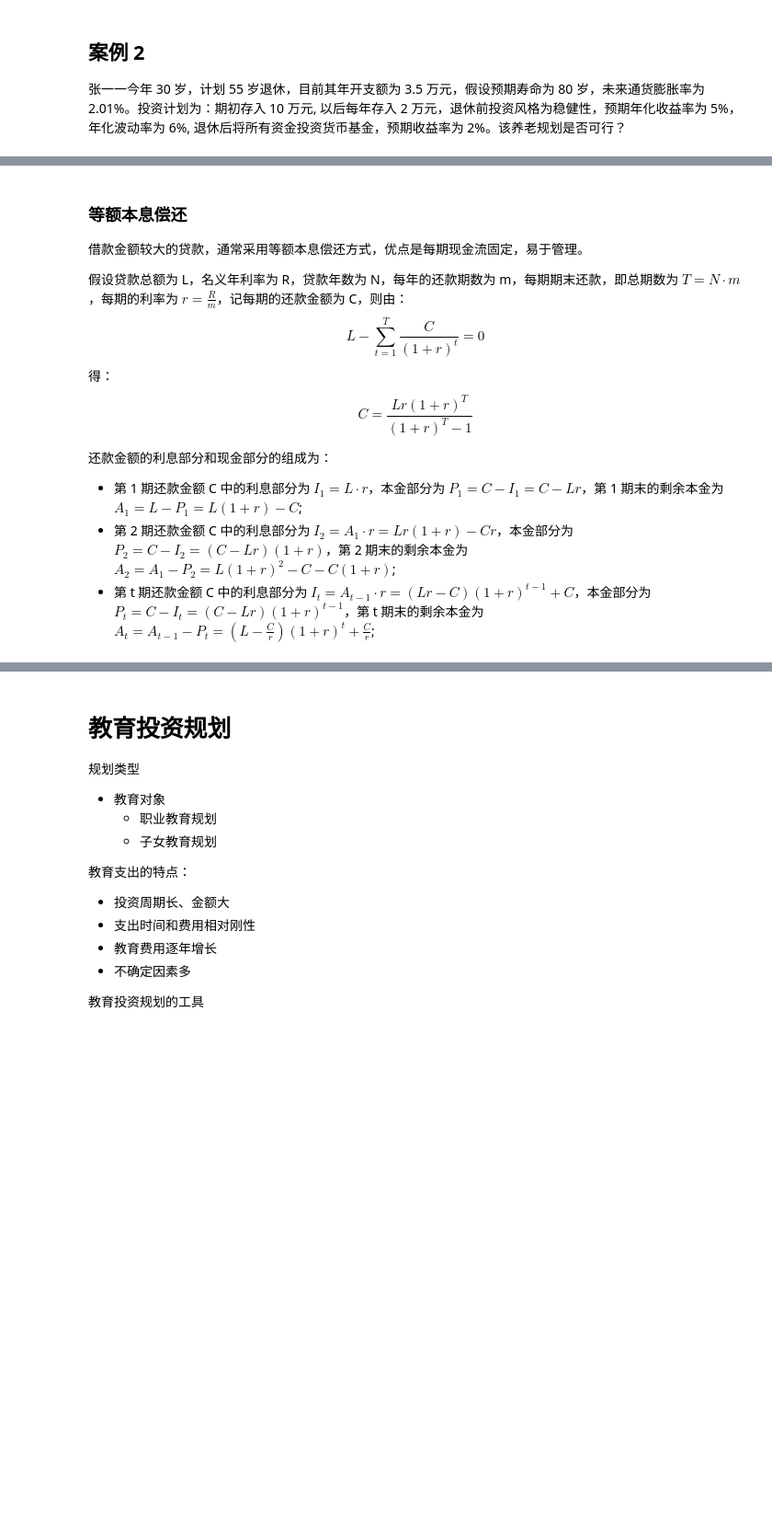
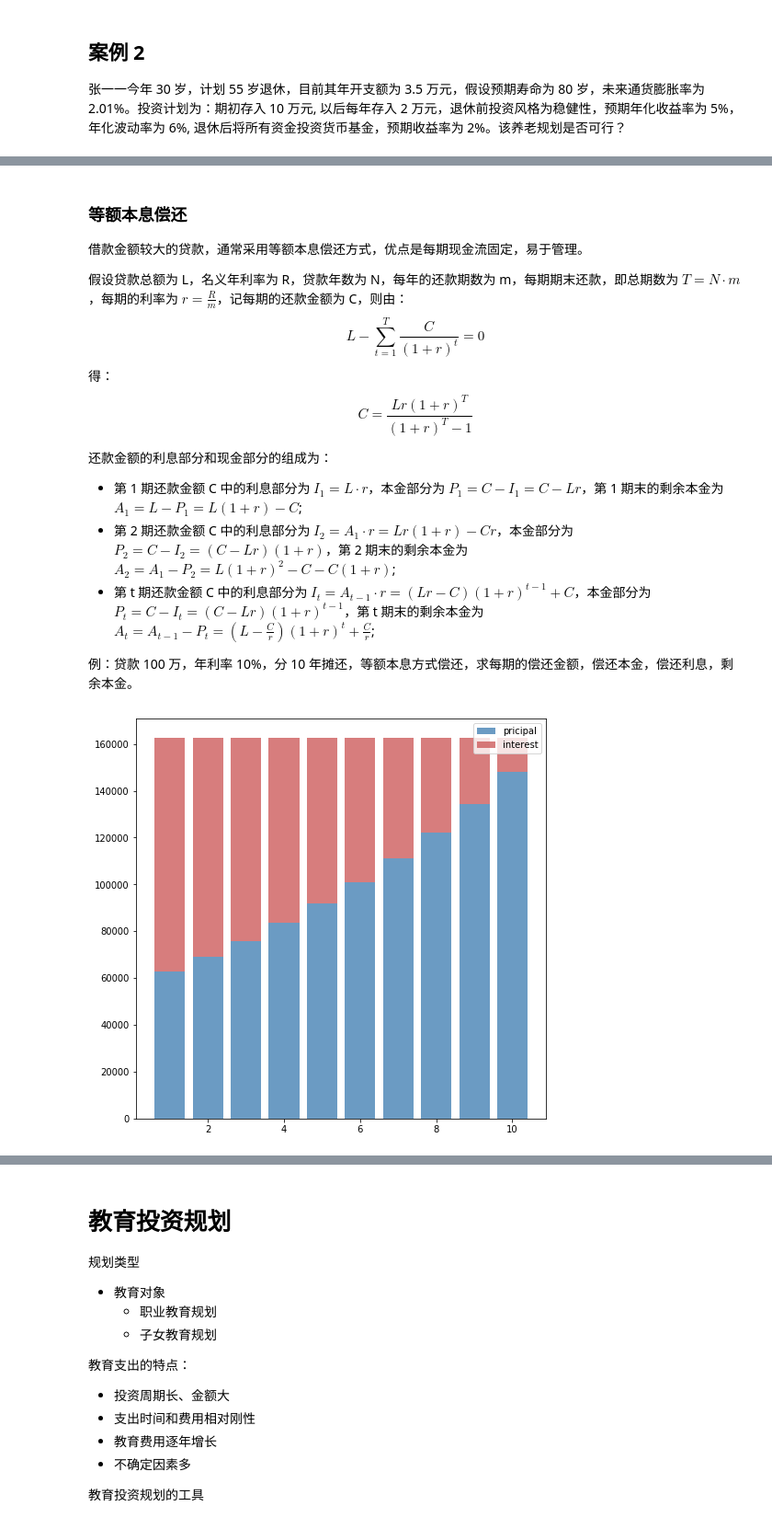
Before and after one commit to pyzeon/Research-2, a Jupyter notebook: 财富管理/理财规划.ipynb, the cells around one changed output, grey strips where cells are left out. Shown: that part at 92% size. Drawn from its saved outputs; the diff is of its cells as text; code cells hidden in the pictures; blank space fills up the shorter version.

```diff
--- a/财富管理/理财规划.ipynb
+++ b/财富管理/理财规划.ipynb
@@ -427,6 +454,34 @@ $$
 * 第 1 期还款金额 C 中的利息部分为 $I_1 = L\cdot r$，本金部分为 $P_1 = C - I_1 = C - Lr$，第 1 期末的剩余本金为 $A_1 = L - P_1 = L(1+r) - C$;
 * 第 2 期还款金额 C 中的利息部分为 $I_2 = A_1\cdot r = Lr(1+r)-Cr$，本金部分为 $P_2 = C - I_2 = (C-Lr)(1+r)$，第 2 期末的剩余本金为 $A_2 = A_1 - P_2 = L(1+r)^2 - C - C(1+r)$;
 * 第 t 期还款金额 C 中的利息部分为 $I_t = A_{t-1}\cdot r = (Lr-C)(1+r)^{t-1}+C$，本金部分为 $P_t = C - I_t = (C-Lr)(1+r)^{t-1}$，第 t 期末的剩余本金为 $A_t = A_{t-1} - P_t = \left(L-\frac{C}{r}\right)(1+r)^t+\frac{C}{r}$;
+
+例：贷款 100 万，年利率 10%，分 10 年摊还，等额本息方式偿还，求每期的偿还金额，偿还本金，偿还利息，剩余本金。
+# %%
+# 等额本息偿还住房贷款
+import warnings
+warnings.filterwarnings("ignore")
+
+import numpy as np
+import pandas as pd
+import matplotlib.pyplot as plt
+from matplotlib.pylab import mpl
+
+L = 1000000
+m = 1
+r = 0.1 / m
+T = 10 * m
+t = np.arange(1, T+1)
+C = L * r * (1 + r) ** T / ((1 + r)**T - 1)
+A = (L - C / r) * (1 + r) ** t + C / r
+I = (L * r - C) * (1 + r) ** (t - 1) + C
+P = (C - L * r) * (1 + r) ** (t - 1)
+
+Fig, Axes = plt.subplots(1, 1, figsize=(8, 8))
+Axes.bar(x=t, height=P, label="pricipal", color="steelblue", alpha=0.8)
+Axes.bar(x=t, height=I, bottom=P, label="interest", color="indianred", alpha=0.8)
+plt.legend();
+# %% [output]
+[figure, added]
 # %% [markdown]
 ### 等额本金偿还
 
```
Also changed, not shown: parts of 11 cells of this notebook, 2 other files.
